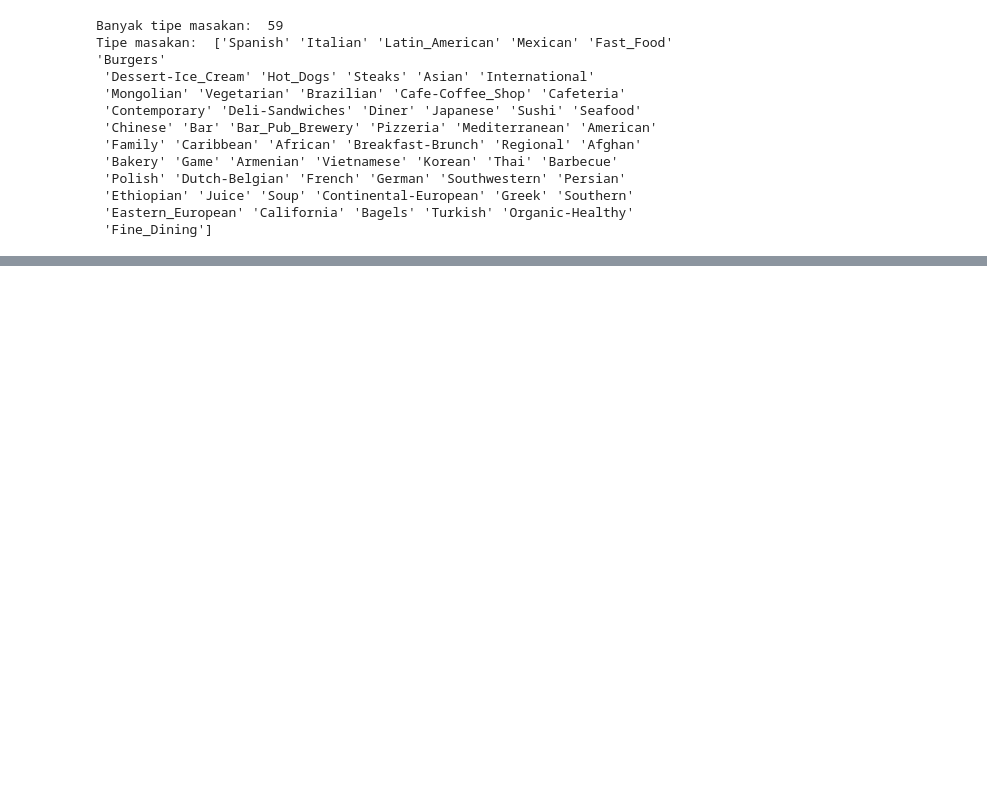
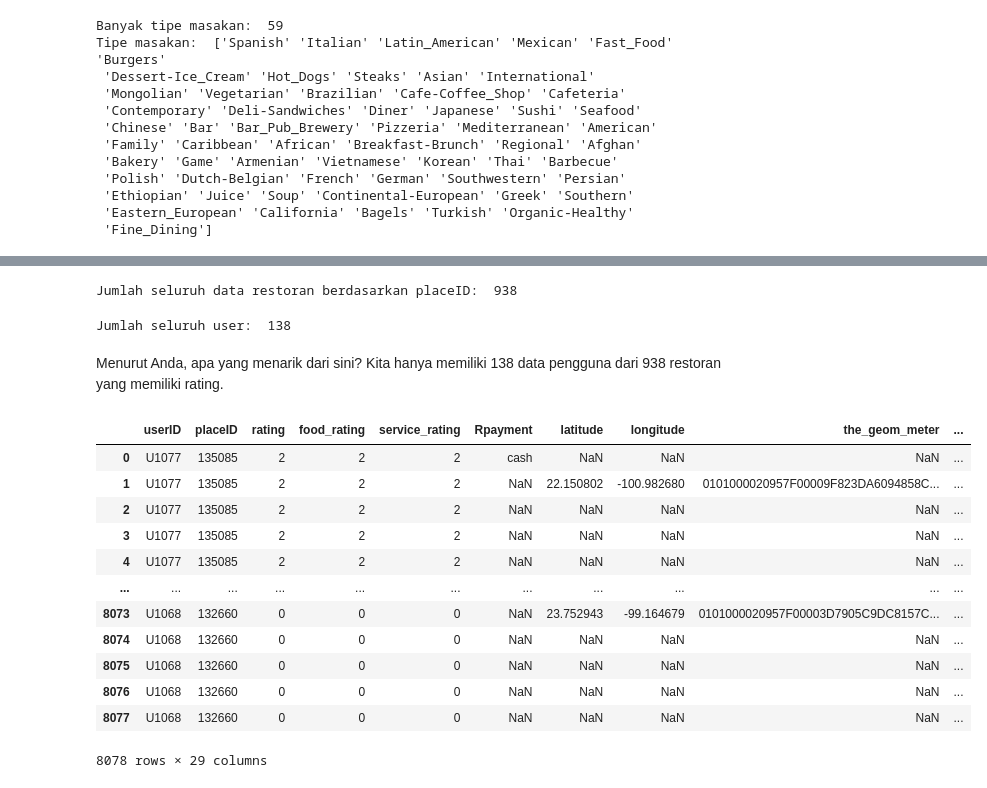
Before and after one commit to ludyhasby/machine_learning_terapan, a Jupyter notebook: recommendation_system/notebook.ipynb, the cells around one changed output, grey strips where cells are left out. Saved outputs shown, nothing was run; the diff lists cells and outputs as text; code cells hidden in the pictures; blank space fills up the shorter version.

```diff
--- a/recommendation_system/notebook.ipynb
+++ b/recommendation_system/notebook.ipynb
@@ -121,0 +191,40 @@ Tipe masakan:  ['Spanish' 'Italian' 'Latin_American' 'Mexican' 'Fast_Food' 'Burg
+# %%
+print('Jumlah seluruh data restoran berdasarkan placeID: ', len(resto_all))
+# %% [output]
+Jumlah seluruh data restoran berdasarkan placeID:  938
+# %%
+# menggabungkan seluruh user
+user_all = np.concatenate((
+    usercuisine.userID.unique(),
+    payment.userID.unique(),
+    profile.userID.unique(),
+))
+# menghapus data yang sama lalu diurutkan
+user_all = np.sort(np.unique(user_all))
+
+print("Jumlah seluruh user: ", len(user_all))
+# %% [output]
+Jumlah seluruh user:  138
+# %% [markdown]
+Menurut Anda, apa yang menarik dari sini? Kita hanya memiliki 138 data pengguna dari 938 restoran yang memiliki rating.
+# %%
+### Mengetahui jumlah rating
+# menggabungkan file accepts, geo, parking, hours, ke dalam df resto_info
+resto_info = pd.concat([accepts, geo, parking, hours])
+# %%
+resto = pd.merge(rating, resto_info, on='placeID', how='left')
+resto
+# %% [output]
+|  | userID | placeID | rating | food_rating | service_rating | Rpayment | latitude | longitude | the_geom_meter | ... |
+| 0 | U1077 | 135085 | 2 | 2 | 2 | cash | NaN | NaN | NaN | ... |
+| 1 | U1077 | 135085 | 2 | 2 | 2 | NaN | 22.150802 | -100.982680 | 0101000020957F00009F823DA6094858C... | ... |
+| 2 | U1077 | 135085 | 2 | 2 | 2 | NaN | NaN | NaN | NaN | ... |
+| 3 | U1077 | 135085 | 2 | 2 | 2 | NaN | NaN | NaN | NaN | ... |
+| 4 | U1077 | 135085 | 2 | 2 | 2 | NaN | NaN | NaN | NaN | ... |
+| ... | ... | ... | ... | ... | ... | ... | ... | ... | ... | ... |
+| 8073 | U1068 | 132660 | 0 | 0 | 0 | NaN | 23.752943 | -99.164679 | 0101000020957F00003D7905C9DC8157C... | ... |
+| 8074 | U1068 | 132660 | 0 | 0 | 0 | NaN | NaN | NaN | NaN | ... |
+| 8075 | U1068 | 132660 | 0 | 0 | 0 | NaN | NaN | NaN | NaN | ... |
+| 8076 | U1068 | 132660 | 0 | 0 | 0 | NaN | NaN | NaN | NaN | ... |
+| 8077 | U1068 | 132660 | 0 | 0 | 0 | NaN | NaN | NaN | NaN | ... |
+8078 rows × 29 columns
```
Also changed, not shown: parts of 65 cells of this notebook.
